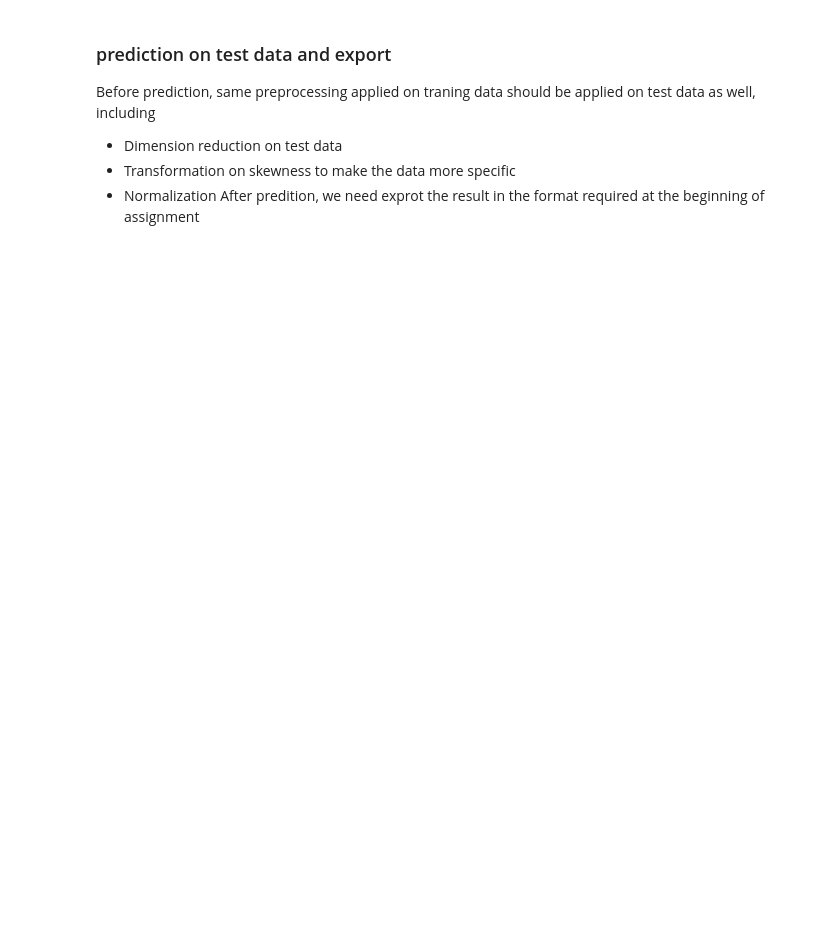
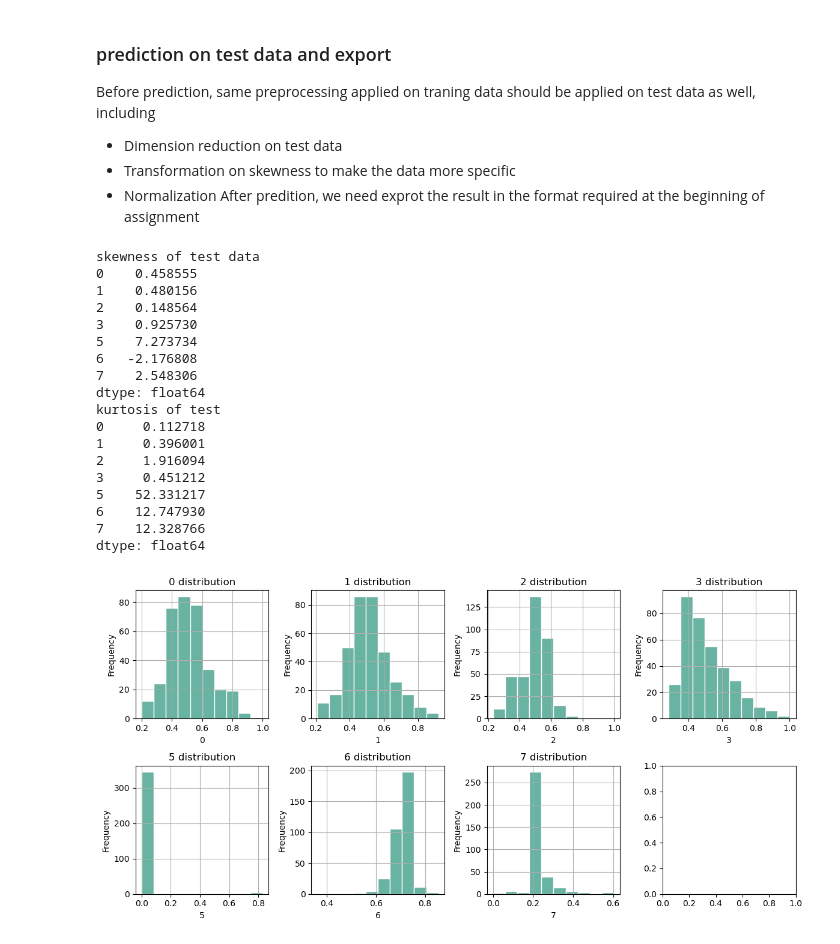
Before and after one commit to daiqing2009/CP610, a Jupyter notebook: Assignment2/A2.ipynb, the cells around one changed output. Cells and saved outputs as stored; diff of their text form; code cells hidden in the pictures; blank space fills up the shorter version.

```diff
--- a/Assignment2/A2.ipynb
+++ b/Assignment2/A2.ipynb
@@ -424,3 +437,64 @@ Before prediction, same preprocessing applied on traning data should be applied
 * Transformation on skewness to make the data more specific
 * Normalization
 After predition, we need exprot the result in the format required at the beginning of assignment
+# %%
+# Dimension Reduction
+test_data = df_test_attribute_only.drop(columns=['4'])
+
+# squeare root transform on moderate skewed data
+test_data['3']= (test_data['3'])**(1/2)
+test_data['6']= (test_data['6'])**(1/2)
+# log transform on highly skewed data
+test_data['7']= np.log(test_data['7']+1)
+
+# attr 5 is too extreme
+# df_train_x['5']= np.log10(df_train_x['5'])
+
+print("skewness of test data")
+print(test_data.skew(axis='index'))
+
+print("kurtosis of test")
+print(test_data.kurt(axis="index"))
+
+# Initialize a 3x3 charts
+fig, axes = plt.subplots(nrows=2, ncols=4, figsize=(12, 6))
+
+# Flatten the axes array (makes it easier to iterate over)
+axes = axes.flatten()
+
+# Loop through each column and plot a histogram
+for i, column in enumerate(test_data.columns):
+
+    # Add the histogram
+    test_data[column].hist(ax=axes[i], # Define on which ax we're working on
+                    edgecolor='white', # Color of the border
+                    color='#69b3a2' # Color of the bins
+                   )
+
+    # Add title and axis label
+    axes[i].set_title(f'{column} distribution')
+    axes[i].set_xlabel(column)
+    axes[i].set_ylabel('Frequency')
+
+# Adjust layout
+plt.tight_layout()
+# %% [output]
+skewness of test data
+0    0.458555
+1    0.480156
+2    0.148564
+3    0.925730
+5    7.273734
+6   -2.176808
+7    2.548306
+dtype: float64
+kurtosis of test
+0     0.112718
+1     0.396001
+2     1.916094
+3     0.451212
+5    52.331217
+6    12.747930
+7    12.328766
+dtype: float64
+[figure, added]
```
Also changed, not shown: parts of 14 cells of this notebook, 1 other file.
